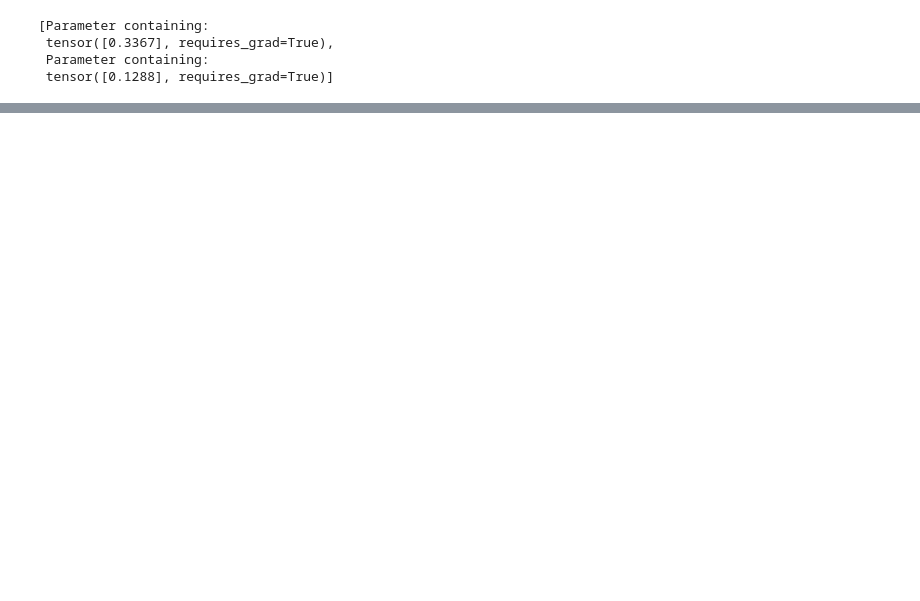
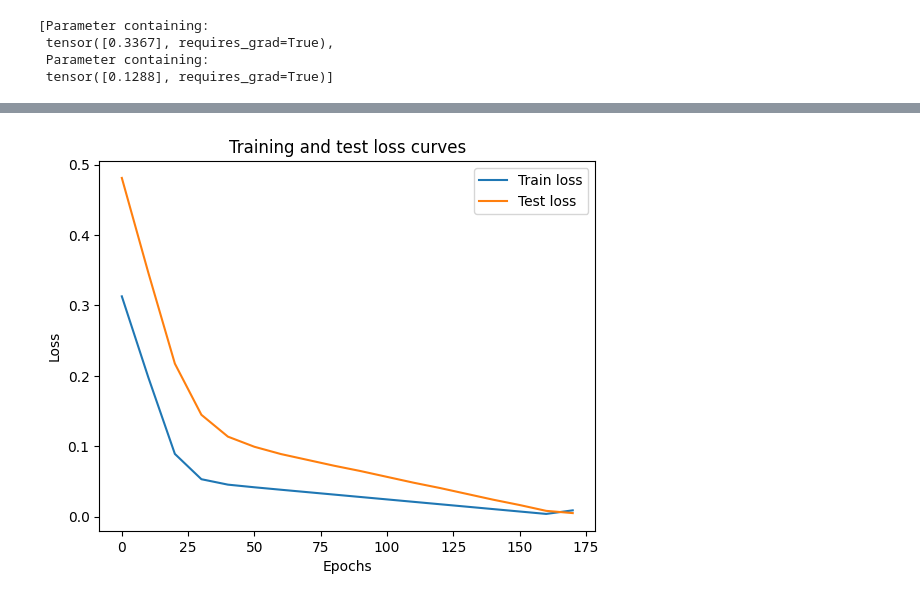
Before and after one commit to pkolenic/pytorch-video-learning, a Jupyter notebook: 01_pytorch_workflow.ipynb, the cells around one changed output, grey strips where cells are left out. Cells and saved outputs as stored; diff of their text form; code cells hidden in the pictures; blank space fills up the shorter version.

```diff
--- a/01_pytorch_workflow.ipynb
+++ b/01_pytorch_workflow.ipynb
@@ -293,0 +300,9 @@ OrderedDict([('weights', tensor([0.3367])), ('bias', tensor([0.1288]))])
+# %%
+# Setup a loss function
+loss_fn = nn.L1Loss()
+
+# Setup an optimizer (stochastic gradient descent)
+optimizer = torch.optim.SGD(
+  params=model_0.parameters(),
+  lr=0.01, # lr = learning rate = possible the most important hyperparameter you can set
+)
@@ -293,0 +419,10 @@ OrderedDict([('weights', tensor([0.3367])), ('bias', tensor([0.1288]))])
+# %%
+# Plot the loss curves
+plt.plot(epoch_count, train_loss_values, label="Train loss")
+plt.plot(epoch_count, test_loss_values, label="Test loss")
+plt.title("Training and test loss curves")
+plt.ylabel("Loss")
+plt.xlabel("Epochs")
+plt.legend();
+# %% [output]
+[figure, added]
```
Also changed, not shown: parts of 6 cells of this notebook.
